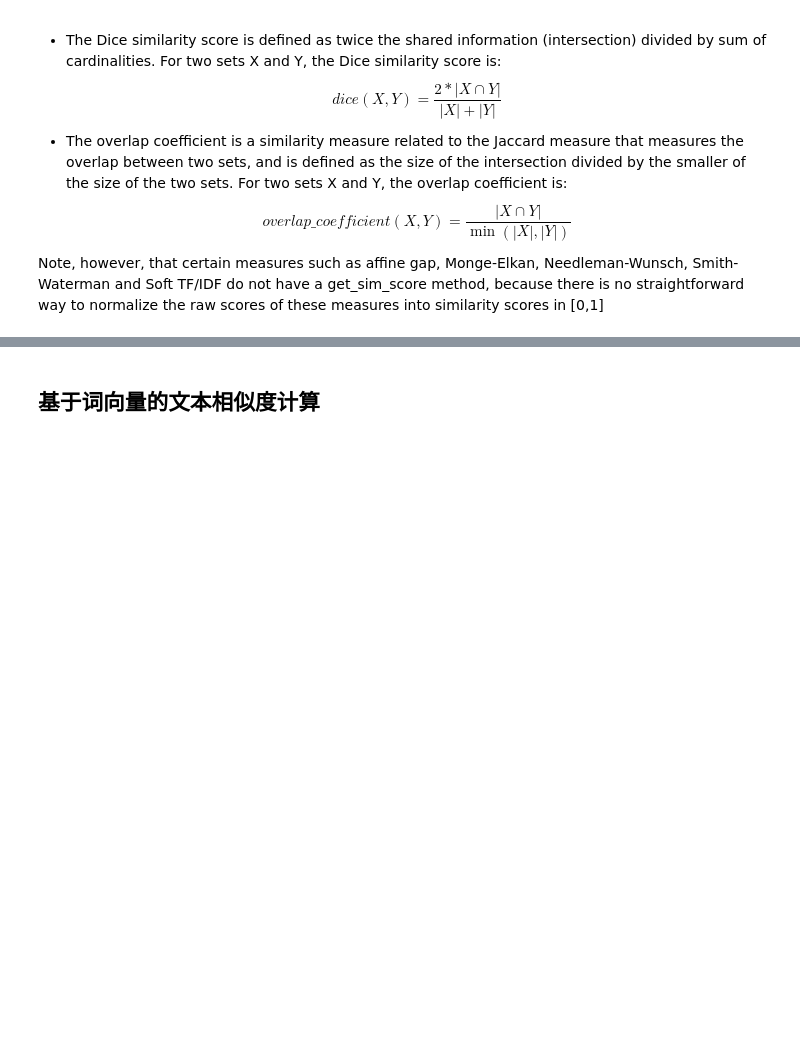
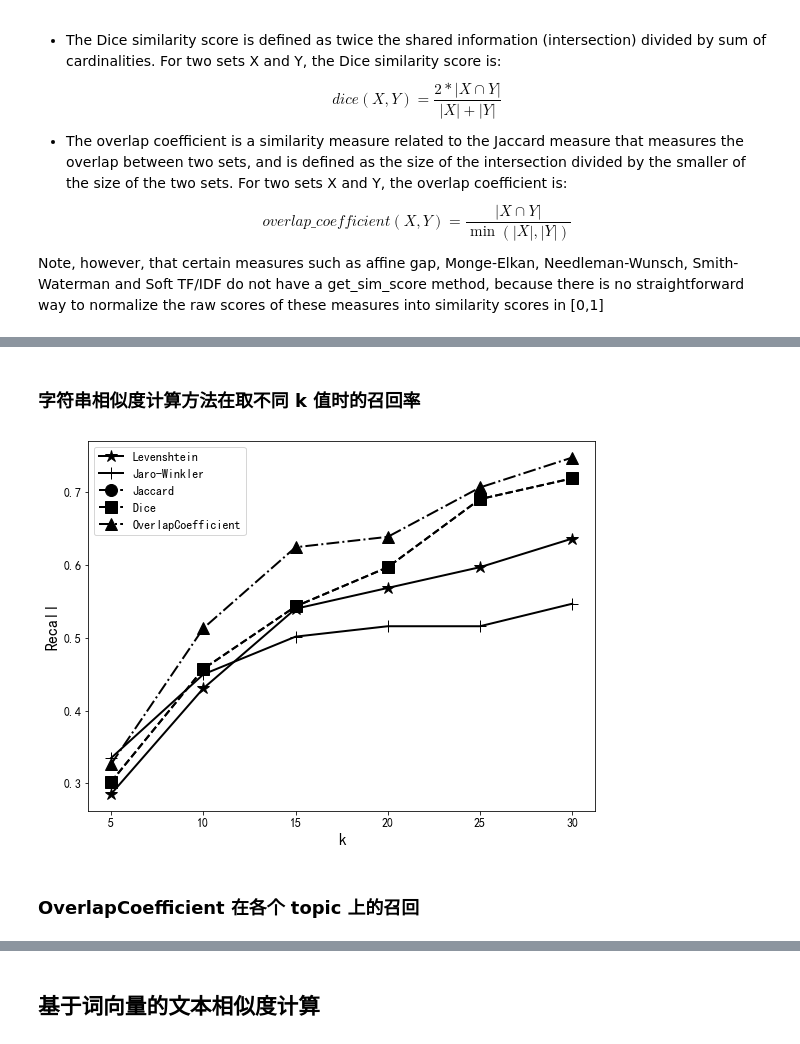
Before and after one commit to T-urning/ReportRecommendation, a Jupyter notebook: spatio_temporal_aware_recommendation.ipynb, the cells around one changed output, grey strips where cells are left out. Saved outputs shown, nothing was run; the diff lists cells and outputs as text; code cells hidden in the pictures; blank space fills up the shorter version.

```diff
--- a/spatio_temporal_aware_recommendation.ipynb
+++ b/spatio_temporal_aware_recommendation.ipynb
@@ -79,7 +79,9 @@ t = sorted_data[0]['start_time']
 group = 0
 group_dict = defaultdict(lambda: list())
 # group_dict[group] = []
-topic_2_reports = defaultdict(lambda: list())
+topic_2_report = defaultdict(lambda: list())
+id_2_report = dict()
+topic_2_report_id = defaultdict(lambda: list())
 for i, report in enumerate(sorted_data):
     s_time = int(report['start_time'])
     e_time = int(report['end_time'])
@@ -92,7 +94,9 @@ for i, report in enumerate(sorted_data):
     group_dict[group].append(i)
     report['time_group'] = group
     report['id'] = i
-    topic_2_reports[topic].append((i, report['title']))
+    topic_2_report[topic].append((i, report['title']))
+    topic_2_report_id[topic].append(i)
+    id_2_report[i] = report['title']
 print(group)
 json.dump(sorted_data, open(f'data/conference/grouped_conference_data_{min_delta}.json', 'w', encoding='utf-8'), ensure_ascii=False)
 # %% [output]
@@ -107,10 +115,10 @@ print(group_max_len)
 # %% [markdown]
 ### 生成测试数据
 # %%
-testing_keywords = ['时空大数据', '人工智能', '粤港澳大湾区', '空间可达性', '光学遥感',
+test_keywords = ['时空大数据', '人工智能', '粤港澳大湾区', '空间可达性', '光学遥感',
                     '轨迹数据挖掘', '时空模拟与预测', '地理时空建模', '遥感变化检测与地图更新', '地理信息共享与互操作'] # 五个抽取的关键词，五个专题名
 with open('data/text_match/predict.jl', 'w', encoding='utf-8') as writer:
-    for keyword in testing_keywords:
+    for keyword in test_keywords:
         for report in sorted_data:
             writer.write(json.dumps({'title': report['title'], 'keywords': [keyword]}, ensure_ascii=False))
             writer.write('\n')
@@ -117,7 +143,7 @@ with open('data/text_match/predict.jl', 'w', encoding='utf-8') as writer:
 # %% [markdown]
 ### 预测数据读取
 # %%
-prob_matrix = np.zeros((len(sorted_data), len(testing_keywords)), dtype=float)
+prob_matrix = np.zeros((len(sorted_data), len(test_topics)), dtype=float)
 with open('outputs/text_match/predictions/bert_bert_wwm_ext_2_prediction_text_matching.jl', 'r', encoding='utf-8') as f:
     for i, line in enumerate(f):
         d_json = json.loads(line.strip())
@@ -125,7 +151,7 @@ with open('outputs/text_match/predictions/bert_bert_wwm_ext_2_prediction_text_ma
         col = i // len(sorted_data)
         row = i - col * len(sorted_data)
         prob_matrix[row, col] = prob
-    assert i == len(sorted_data) * len(testing_keywords) - 1
+    assert i == len(sorted_data) * len(test_topics) - 1
 # %% [markdown]
 #### 查看与关键词最匹配的标题
 # %%
@@ -464 +427,45 @@ TverskyIndex: 0.7272727272727273 0.7272727272727273
+# %% [markdown]
+### 字符串相似度计算方法在取不同 k 值时的召回率
+# %%
+
+import numpy as np
+import pandas as pd
+import matplotlib.pyplot as plt
+
+MEDIUM_SIZE = 12
+BIGGER_SIZE = 12
+LARGE_SIZE = 16
+
+plt.rc('font', size=MEDIUM_SIZE)          # controls default text sizes
+plt.rc('axes', titlesize=BIGGER_SIZE)     # fontsize of the axes title
+plt.rc('axes', labelsize=LARGE_SIZE)    # fontsize of the x and y labels
+plt.rc('xtick', labelsize=MEDIUM_SIZE)    # fontsize of the tick labels
+plt.rc('ytick', labelsize=BIGGER_SIZE)    # fontsize of the tick labels
+plt.rc('legend', fontsize=BIGGER_SIZE)    # legend fontsize
+plt.rc('figure', titlesize=BIGGER_SIZE)  # fontsize of the figure title
+
+plt.rcParams['axes.unicode_minus'] = False
+
+stat_frame = pd.DataFrame(model_k_recalls).round(4)
+
+fig, ax3 = plt.subplots(figsize=(8, 6))
+
+ax3.set_xlabel('k')
+ax3.set_xticklabels([0, 5, 10, 15, 20, 25, 30])
+ax3.set_ylabel('Recall')
+
+fmts = ['k*-', 'k+-', 'ko--', 'ks--', 'k^-.']
+for i, (model_name, _) in enumerate(model_k_recalls.items()):
+    y_data = stat_frame[model_name].tolist()
+    ax3.plot(y_data, fmts[i], label=model_name, linewidth=2, markersize=12)
+
+ax3.legend()
+
+fig.tight_layout() # otherwise the right y-label is slightly clipped
+plt.savefig('outputs/text_match/figs/string_match_recalls.pdf', format='pdf')
+plt.show()
+# %% [output]
+[figure, added]
+# %% [markdown]
+### OverlapCoefficient 在各个 topic 上的召回
 # %%
```
Also changed, not shown: parts of 12 cells of this notebook.
